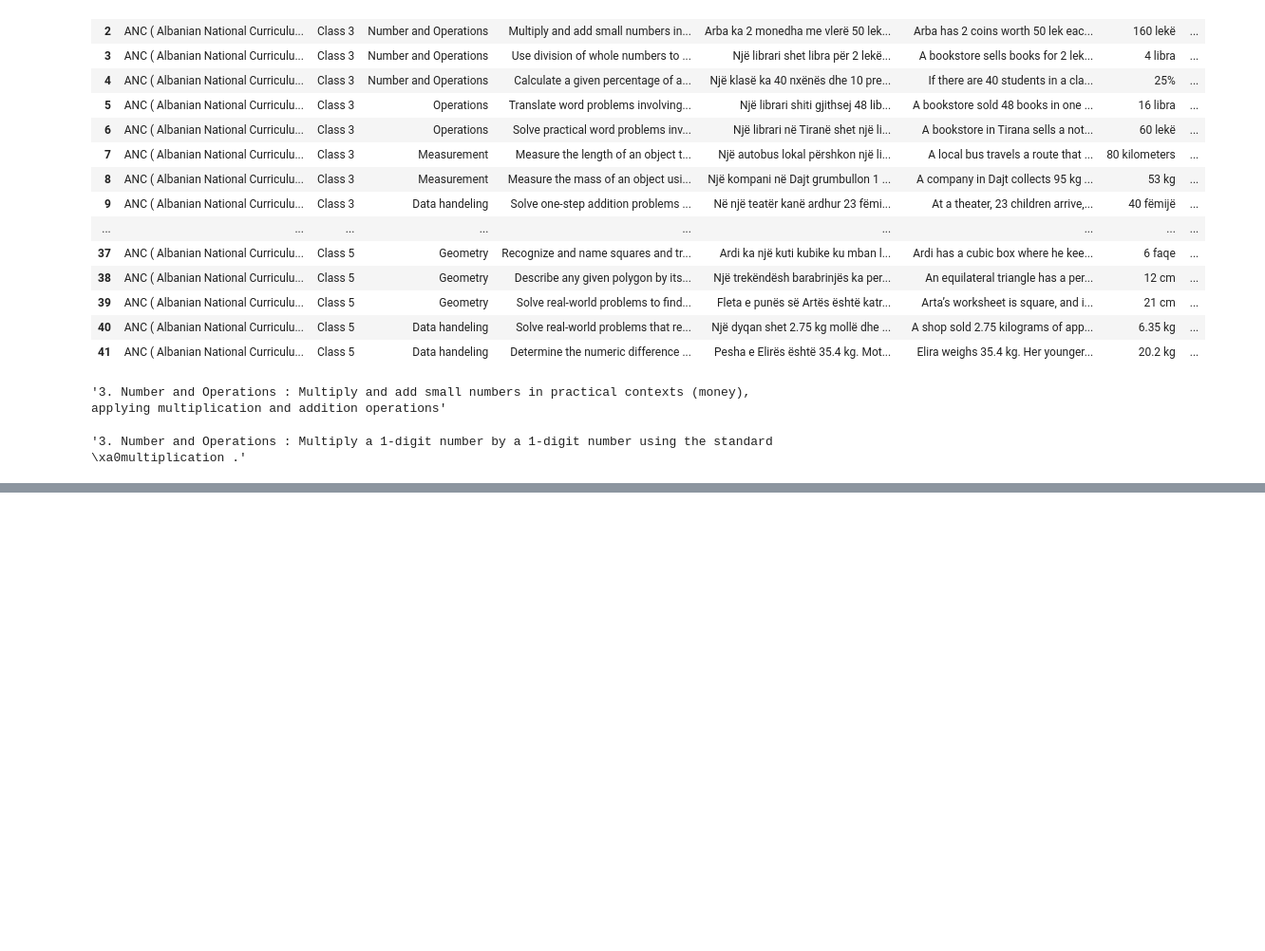
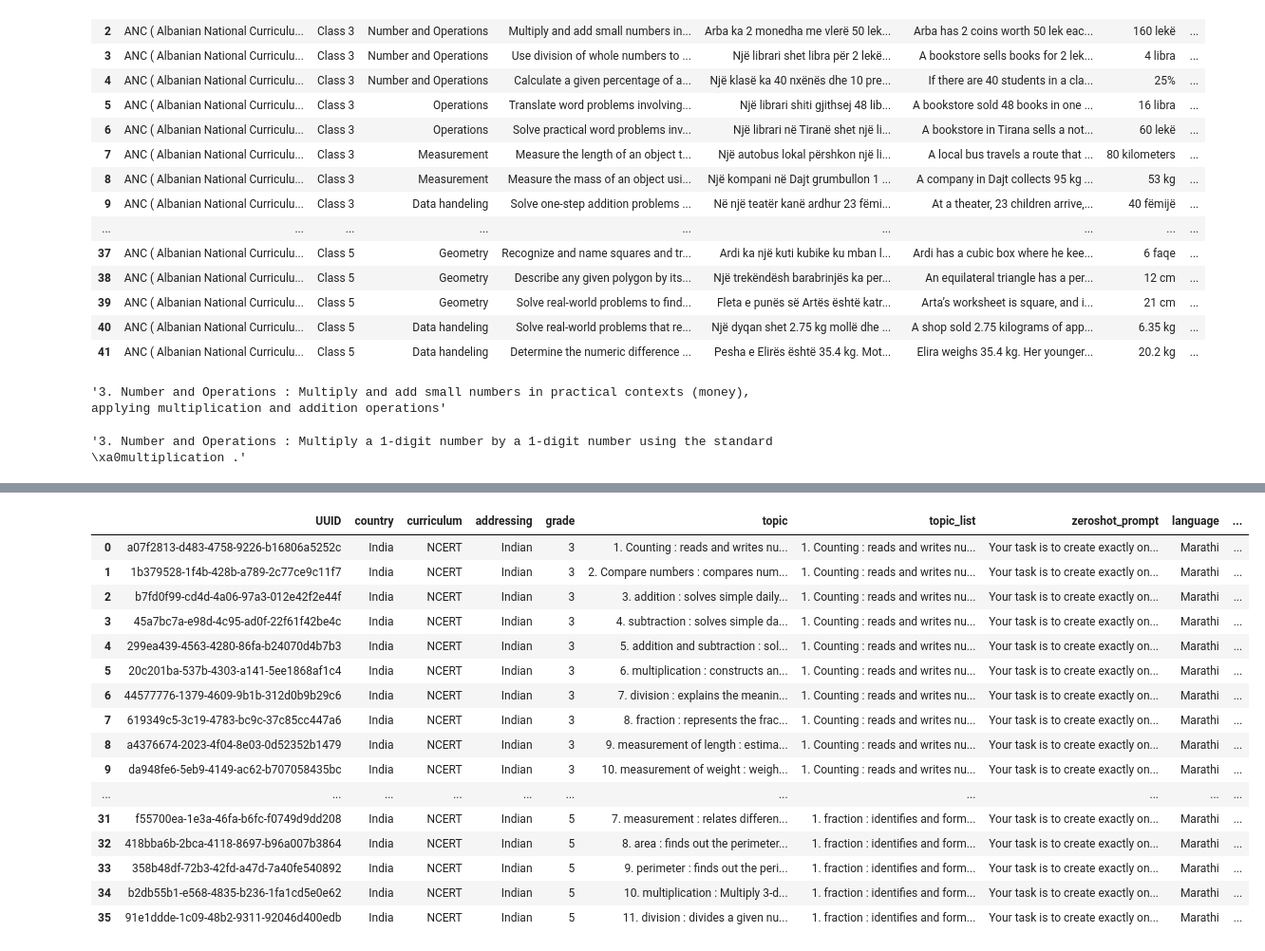
Before and after one commit to Kalana777/mathword-multilinguo, a Jupyter notebook: multiningual_dataset_prep.ipynb, the cells around one changed output, grey strips where cells are left out. Shown at 95% size. Saved outputs shown, nothing was run; the diff lists cells and outputs as text; code cells hidden in the pictures; blank space fills up the shorter version.

Commit message:
Added marathi data pre-processing

```diff
--- a/multiningual_dataset_prep.ipynb
+++ b/multiningual_dataset_prep.ipynb
@@ -283,0 +291,34 @@ hindi_df.to_excel(
+# %%
+
+
+# Create one row per unique grade-topic-learning objective
+unique_topics = (
+    examples[["grade", "Topic", "Learning Objective"]]
+    .drop_duplicates()
+    .copy()
+)
+
+# Number unique topics within each grade
+unique_topics["topic_num"] = (
+    unique_topics.groupby("grade")
+    .cumcount()
+    .add(1)
+)
+
+# Merge topic numbers back to all example rows
+examples = examples.merge(
+    unique_topics,
+    on=["grade", "Topic", "Learning Objective"],
+    how="left"
+)
+
+# Create topic column
+examples["topic"] = (
+    examples["topic_num"].astype(str)
+    + ". "
+    + examples["Topic"].astype(str).str.strip()
+    + " : "
+    + examples["Learning Objective"].astype(str).str.strip()
+)
+
+examples = examples.drop(columns=["topic_num"])
@@ -283,0 +371,26 @@ hindi_df.to_excel(
+# %%
+marathi_df = marathi_df.merge(
+    examples_wide,
+    on=["grade", "topic"],
+    how="left"
+)
+# %%
+marathi_df
+# %% [output]
+|  | UUID | country | curriculum | addressing | grade | topic | topic_list | zeroshot_prompt | language | ... |
+| 0 | a07f2813-d483-4758-9226-b16806a5252c | India | NCERT | Indian | 3 | 1. Counting : reads and writes nu... | 1. Counting : reads and writes nu... | Your task is to create exactly on... | Marathi | ... |
+| 1 | 1b379528-1f4b-428b-a789-2c77ce9c11f7 | India | NCERT | Indian | 3 | 2. Compare numbers : compares num... | 1. Counting : reads and writes nu... | Your task is to create exactly on... | Marathi | ... |
+| 2 | b7fd0f99-cd4d-4a06-97a3-012e42f2e44f | India | NCERT | Indian | 3 | 3. addition : solves simple daily... | 1. Counting : reads and writes nu... | Your task is to create exactly on... | Marathi | ... |
+| 3 | 45a7bc7a-e98d-4c95-ad0f-22f61f42be4c | India | NCERT | Indian | 3 | 4. subtraction : solves simple da... | 1. Counting : reads and writes nu... | Your task is to create exactly on... | Marathi | ... |
+| 4 | 299ea439-4563-4280-86fa-b24070d4b7b3 | India | NCERT | Indian | 3 | 5. addition and subtraction : sol... | 1. Counting : reads and writes nu... | Your task is to create exactly on... | Marathi | ... |
+| 5 | 20c201ba-537b-4303-a141-5ee1868af1c4 | India | NCERT | Indian | 3 | 6. multiplication : constructs an... | 1. Counting : reads and writes nu... | Your task is to create exactly on... | Marathi | ... |
+| 6 | 44577776-1379-4609-9b1b-312d0b9b29c6 | India | NCERT | Indian | 3 | 7. division : explains the meanin... | 1. Counting : reads and writes nu... | Your task is to create exactly on... | Marathi | ... |
+| 7 | 619349c5-3c19-4783-bc9c-37c85cc447a6 | India | NCERT | Indian | 3 | 8. fraction : represents the frac... | 1. Counting : reads and writes nu... | Your task is to create exactly on... | Marathi | ... |
+| 8 | a4376674-2023-4f04-8e03-0d52352b1479 | India | NCERT | Indian | 3 | 9. measurement of length : estima... | 1. Counting : reads and writes nu... | Your task is to create exactly on... | Marathi | ... |
+| 9 | da948fe6-5eb9-4149-ac62-b707058435bc | India | NCERT | Indian | 3 | 10. measurement of weight : weigh... | 1. Counting : reads and writes nu... | Your task is to create exactly on... | Marathi | ... |
+| ... | ... | ... | ... | ... | ... | ... | ... | ... | ... | ... |
+| 31 | f55700ea-1e3a-46fa-b6fc-f0749d9dd208 | India | NCERT | Indian | 5 | 7. measurement : relates differen... | 1. fraction : identifies and form... | Your task is to create exactly on... | Marathi | ... |
+| 32 | 418bba6b-2bca-4118-8697-b96a007b3864 | India | NCERT | Indian | 5 | 8. area : finds out the perimeter... | 1. fraction : identifies and form... | Your task is to create exactly on... | Marathi | ... |
+| 33 | 358b48df-72b3-42fd-a47d-7a40fe540892 | India | NCERT | Indian | 5 | 9. perimeter : finds out the peri... | 1. fraction : identifies and form... | Your task is to create exactly on... | Marathi | ... |
+| 34 | b2db55b1-e568-4835-b236-1fa1cd5e0e62 | India | NCERT | Indian | 5 | 10. multiplication : Multiply 3-d... | 1. fraction : identifies and form... | Your task is to create exactly on... | Marathi | ... |
+| 35 | 91e1ddde-1c09-48b2-9311-92046d400edb | India | NCERT | Indian | 5 | 11. division : divides a given nu... | 1. fraction : identifies and form... | Your task is to create exactly on... | Marathi | ... |
```
Also changed, not shown: parts of 7 cells of this notebook.
